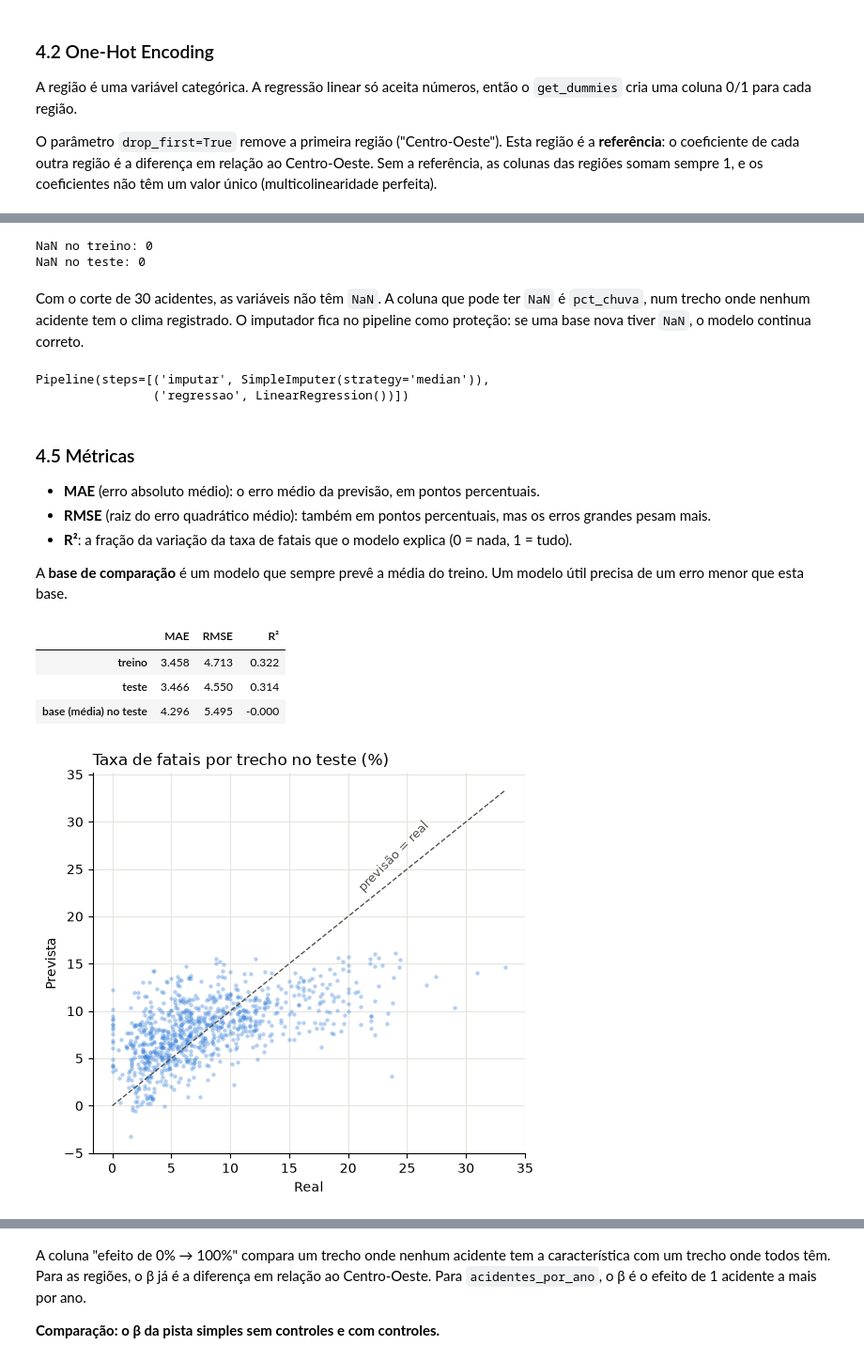
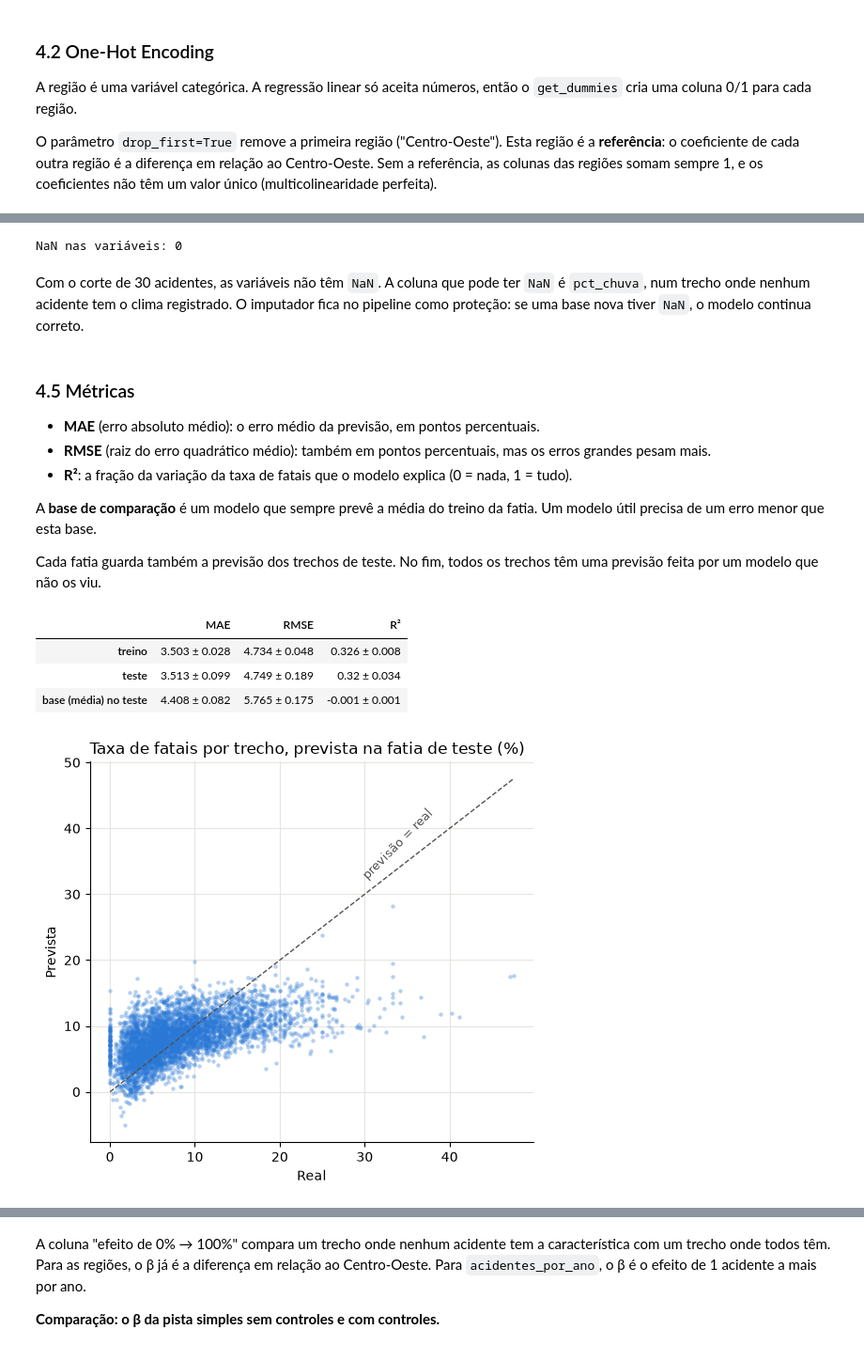
Before and after one commit to anapaulaendler/acidentes-br, a Jupyter notebook: notebooks/analise_prf.ipynb, the cells around one changed output, grey strips where cells are left out. Shown at 94% size. Saved outputs shown, nothing was run; the diff lists cells and outputs as text; code cells hidden in the pictures.

```diff
--- a/notebooks/analise_prf.ipynb
+++ b/notebooks/analise_prf.ipynb
@@ -43,7 +43,7 @@ from limpeza import (
 pd.set_option("display.max_columns", 40)
 pd.set_option("display.width", 200)
 
-ANOS = range(2017, 2026)
+ANOS = range(2017, 2027)
 # %% [markdown]
 ## 2. Entendimento dos dados
 
@@ -710,22 +725,16 @@ O `Pipeline` aplica esta regra: o `fit()` recebe só o treino, e o `predict()` u
 # %%
-print("NaN no treino:", int(X_treino.isna().sum().sum()))
-print("NaN no teste:", int(X_teste.isna().sum().sum()))
+print("NaN nas variáveis:", int(X.isna().sum().sum()))
 # %% [output]
-NaN no treino: 0
-NaN no teste: 0
+NaN nas variáveis: 0
 # %% [markdown]
 Com o corte de 30 acidentes, as variáveis não têm `NaN`. A coluna que pode ter `NaN` é `pct_chuva`, num trecho onde nenhum acidente tem o clima registrado.
 O imputador fica no pipeline como proteção: se uma base nova tiver `NaN`, o modelo continua correto.
 # %%
-modelo = Pipeline([
-    ("imputar", SimpleImputer(strategy="median")),
-    ("regressao", LinearRegression()),
-])
-
-modelo.fit(X_treino, y_treino)
+def nova_regressao() -> Pipeline:
+    return Pipeline([
+        ("imputar", SimpleImputer(strategy="median")),
+        ("regressao", LinearRegression()),
+    ])
-# %% [output]
-Pipeline(steps=[('imputar', SimpleImputer(strategy='median')),
-                ('regressao', LinearRegression())])
 # %% [markdown]
 ### 4.5 Métricas
 
@@ -733,7 +742,9 @@ Pipeline(steps=[('imputar', SimpleImputer(strategy='median')),
 - **RMSE** (raiz do erro quadrático médio): também em pontos percentuais, mas os erros grandes pesam mais.
 - **R²**: a fração da variação da taxa de fatais que o modelo explica (0 = nada, 1 = tudo).
 
-A **base de comparação** é um modelo que sempre prevê a média do treino. Um modelo útil precisa de um erro menor que esta base.
+A **base de comparação** é um modelo que sempre prevê a média do treino da fatia. Um modelo útil precisa de um erro menor que esta base.
+
+Cada fatia guarda também a previsão dos trechos de teste. No fim, todos os trechos têm uma previsão feita por um modelo que não os viu.
 # %%
 def metricas_regressao(y_real, y_previsto) -> dict[str, float]:
     return {
@@ -743,37 +754,49 @@ def metricas_regressao(y_real, y_previsto) -> dict[str, float]:
     }
 
 
-media_treino = pd.Series(y_treino.mean(), index=y_teste.index)
+por_fatia = {"treino": [], "teste": [], "base (média) no teste": []}
+betas_fatias = []
+previsto_cv = pd.Series(index=y.index, dtype=float)
+
+for indices_treino, indices_teste in fatias:
+    X_tr, X_te = X.iloc[indices_treino], X.iloc[indices_teste]
+    y_tr, y_te = y.iloc[indices_treino], y.iloc[indices_teste]
+
+    modelo_fatia = nova_regressao().fit(X_tr, y_tr)
+    previsto_cv.iloc[indices_teste] = modelo_fatia.predict(X_te)
+    betas_fatias.append(modelo_fatia.named_steps["regressao"].coef_)
+
+    por_fatia["treino"].append(metricas_regressao(y_tr, modelo_fatia.predict(X_tr)))
+    por_fatia["teste"].append(metricas_regressao(y_te, previsto_cv.iloc[indices_teste]))
+    por_fatia["base (média) no teste"].append(metricas_regressao(y_te, pd.Series(y_tr.mean(), index=y_te.index)))
 
 pd.DataFrame({
-    "treino": metricas_regressao(y_treino, modelo.predict(X_treino)),
-    "teste": metricas_regressao(y_teste, modelo.predict(X_teste)),
-    "base (média) no teste": metricas_regressao(y_teste, media_treino),
-}).T.round(3)
+    conjunto: (pd.DataFrame(linhas).mean().round(3).astype(str) + " ± " + pd.DataFrame(linhas).std().round(3).astype(str))
+    for conjunto, linhas in por_fatia.items()
+}).T
 # %% [output]
 |  | MAE | RMSE | R² |
-| treino | 3.458 | 4.713 | 0.322 |
-| teste | 3.466 | 4.550 | 0.314 |
-| base (média) no teste | 4.296 | 5.495 | -0.000 |
+| treino | 3.503 ± 0.028 | 4.734 ± 0.048 | 0.326 ± 0.008 |
+| teste | 3.513 ± 0.099 | 4.749 ± 0.189 | 0.32 ± 0.034 |
+| base (média) no teste | 4.408 ± 0.082 | 5.765 ± 0.175 | -0.001 ± 0.001 |
 # %%
-previsto = modelo.predict(X_teste)
-limite = max(y_teste.max(), previsto.max())
+limite = max(y.max(), previsto_cv.max())
 
 fig, ax = plt.subplots(figsize=(5.5, 5))
-ax.scatter(y_teste, previsto, s=10, alpha=0.35, color="#2a78d6", linewidths=0)
+ax.scatter(y, previsto_cv, s=10, alpha=0.35, color="#2a78d6", linewidths=0)
 ax.plot([0, limite], [0, limite], color="#52514e", linewidth=1, linestyle="--")
 ax.annotate("previsão = real", (limite * 0.62, limite * 0.68), color="#52514e", fontsize=9, rotation=45)
-ax.set_title("Taxa de fatais por trecho no teste (%)", loc="left")
+ax.set_title("Taxa de fatais por trecho, prevista na fatia de teste (%)", loc="left")
 ax.set_xlabel("Real")
 ax.set_ylabel("Prevista")
 ax.spines[["top", "right"]].set_visible(False)
 ax.grid(color="#e5e4e0")
 ax.set_axisbelow(True)
 
 plt.tight_layout()
 plt.show()
 # %% [output]
-[figure, old version]
+[figure, new version]
 # %% [markdown]
 **Leitura das métricas.**
 
```
Also changed, not shown: parts of 67 cells of this notebook, 1 other file.
